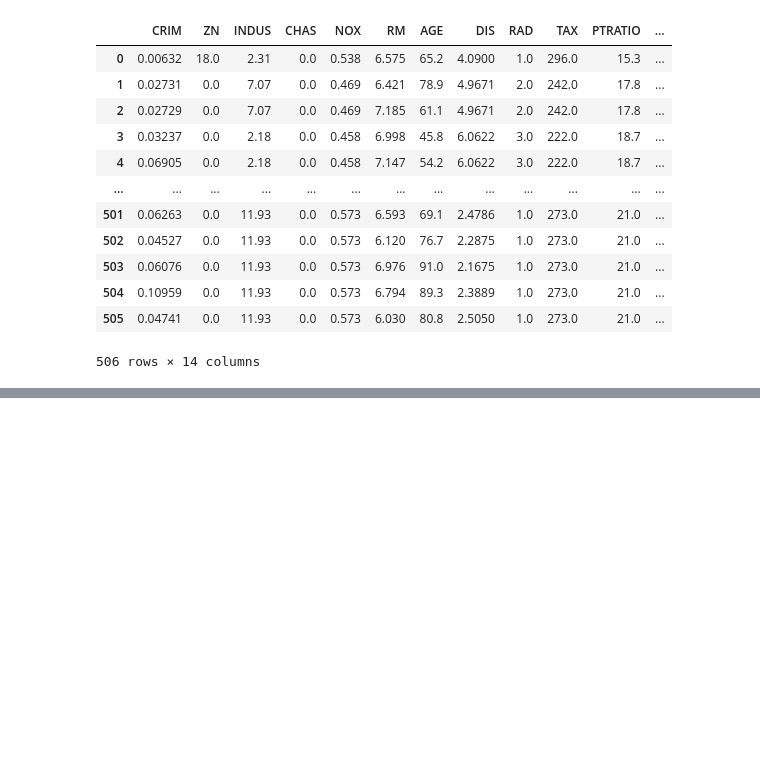
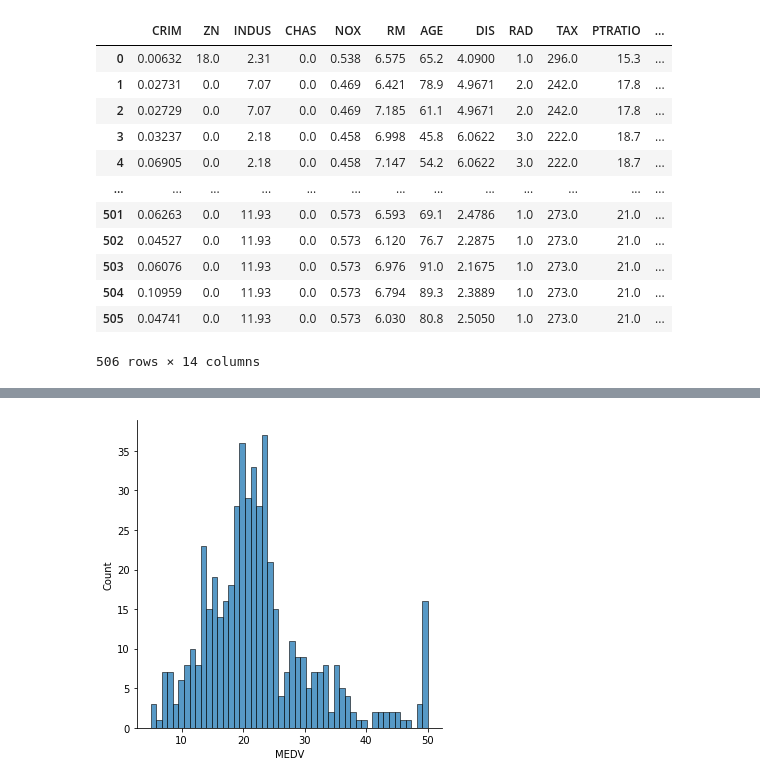
Before and after one commit to tackel/Ciencia-de-datos---Curso, a Jupyter notebook: Regresion lieal simple/reg_lineal_simple.ipynb, the cells around one changed output, grey strips where cells are left out. Drawn from its saved outputs; the diff is of its cells as text; code cells hidden in the pictures; blank space fills up the shorter version.

```diff
--- a/Regresion lieal simple/reg_lineal_simple.ipynb
+++ b/Regresion lieal simple/reg_lineal_simple.ipynb
@@ -244,0 +266,5 @@ df_boston
+# %%
+sns.displot(df_boston['MEDV'], bins=50)
+plt.show()
+# %% [output]
+[figure, added]
```
Also changed, not shown: parts of 12 cells of this notebook.
